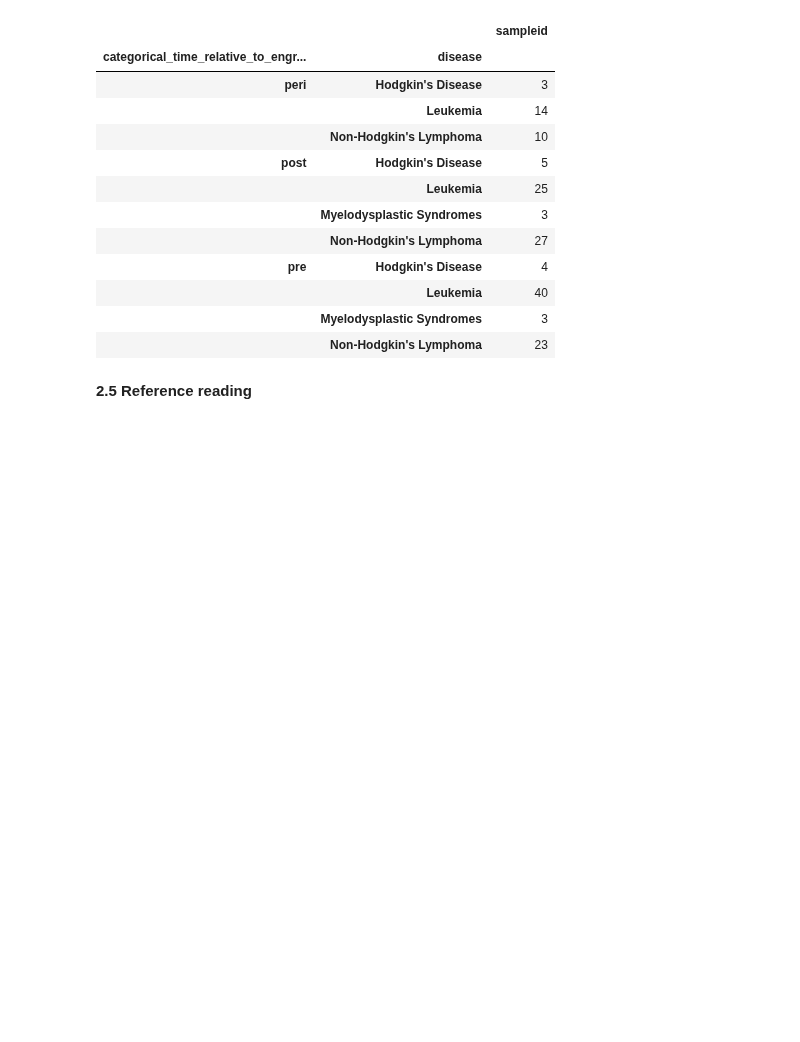
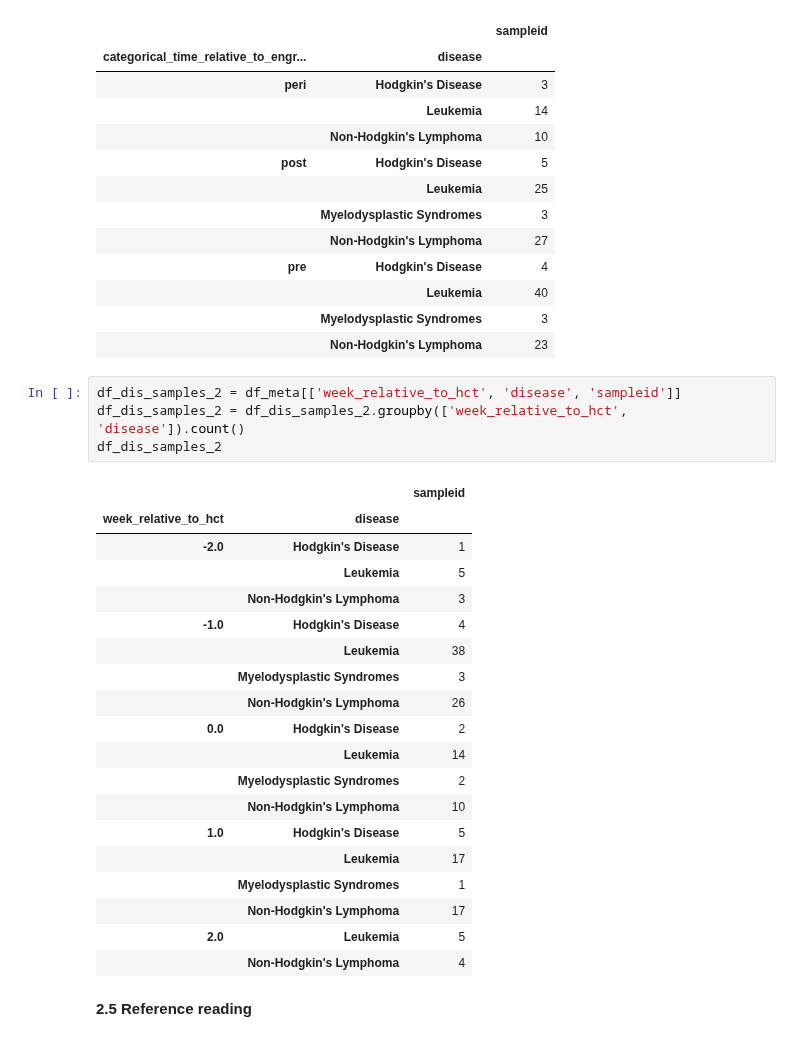
Before and after one commit to banucavlak/alien-cancer-cure, a Jupyter notebook: metadata_analysis.ipynb, the cells around one changed output. Cells and saved outputs as stored; diff of their text form; blank space fills up the shorter version.

```diff
--- a/metadata_analysis.ipynb
+++ b/metadata_analysis.ipynb
@@ -433,6 +433,30 @@ df_dis_samples
 |  | Leukemia | 40 |
 |  | Myelodysplastic Syndromes | 3 |
 |  | Non-Hodgkin's Lymphoma | 23 |
+# %%
+df_dis_samples_2 = df_meta[['week_relative_to_hct', 'disease', 'sampleid']]
+df_dis_samples_2 = df_dis_samples_2.groupby(['week_relative_to_hct', 'disease']).count()
+df_dis_samples_2
+# %% [output]
+|  |  | sampleid |
+| week_relative_to_hct | disease |  |
+| -2.0 | Hodgkin's Disease | 1 |
+|  | Leukemia | 5 |
+|  | Non-Hodgkin's Lymphoma | 3 |
+| -1.0 | Hodgkin's Disease | 4 |
+|  | Leukemia | 38 |
+|  | Myelodysplastic Syndromes | 3 |
+|  | Non-Hodgkin's Lymphoma | 26 |
+| 0.0 | Hodgkin's Disease | 2 |
+|  | Leukemia | 14 |
+|  | Myelodysplastic Syndromes | 2 |
+|  | Non-Hodgkin's Lymphoma | 10 |
+| 1.0 | Hodgkin's Disease | 5 |
+|  | Leukemia | 17 |
+|  | Myelodysplastic Syndromes | 1 |
+|  | Non-Hodgkin's Lymphoma | 17 |
+| 2.0 | Leukemia | 5 |
+|  | Non-Hodgkin's Lymphoma | 4 |
 # %% [markdown]
 **2.5 Reference reading**
 # %% [markdown]
```
